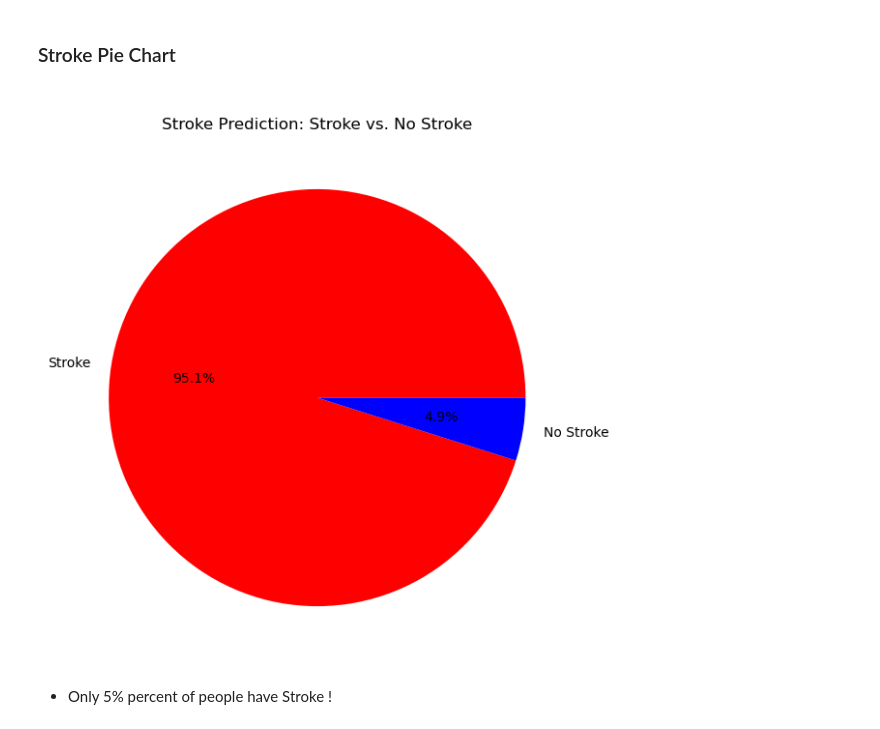
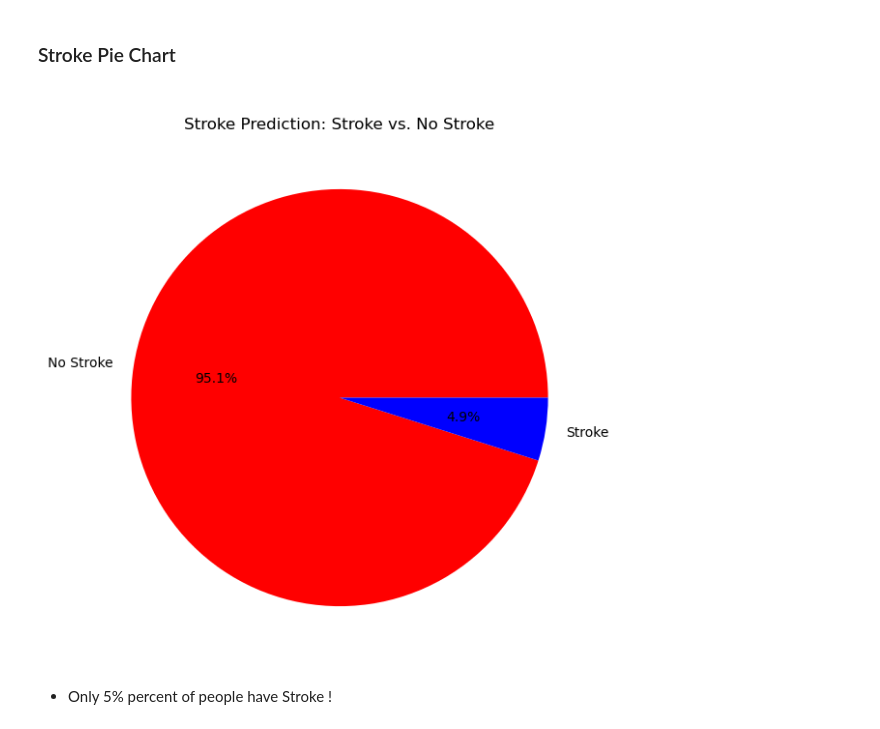
Before and after one commit to AmrAhmedZakaria/StrokePrediction-Project, a Jupyter notebook: AI project.ipynb, the cells around one changed output. Drawn from its saved outputs; the diff is of its cells as text; code cells hidden in the pictures.

```diff
--- a/AI project.ipynb
+++ b/AI project.ipynb
@@ -106,14 +106,14 @@ plt.show()
 # %%
 stroke_counts = df1['stroke'].value_counts()
 
-labels = ['Stroke', 'No Stroke']
+labels = ['No Stroke', 'Stroke']
 
 plt.figure(figsize=(7, 7))
 plt.pie(stroke_counts, labels=labels, autopct='%1.1f%%' , colors=['red', 'blue'])
 plt.title('Stroke Prediction: Stroke vs. No Stroke')
 plt.show()
 # %% [output]
-[figure, old version]
+[figure, new version]
 # %% [markdown]
 * Only 5% percent of people have Stroke !
 # %% [markdown]
```
Also changed, not shown: 2 other files.
